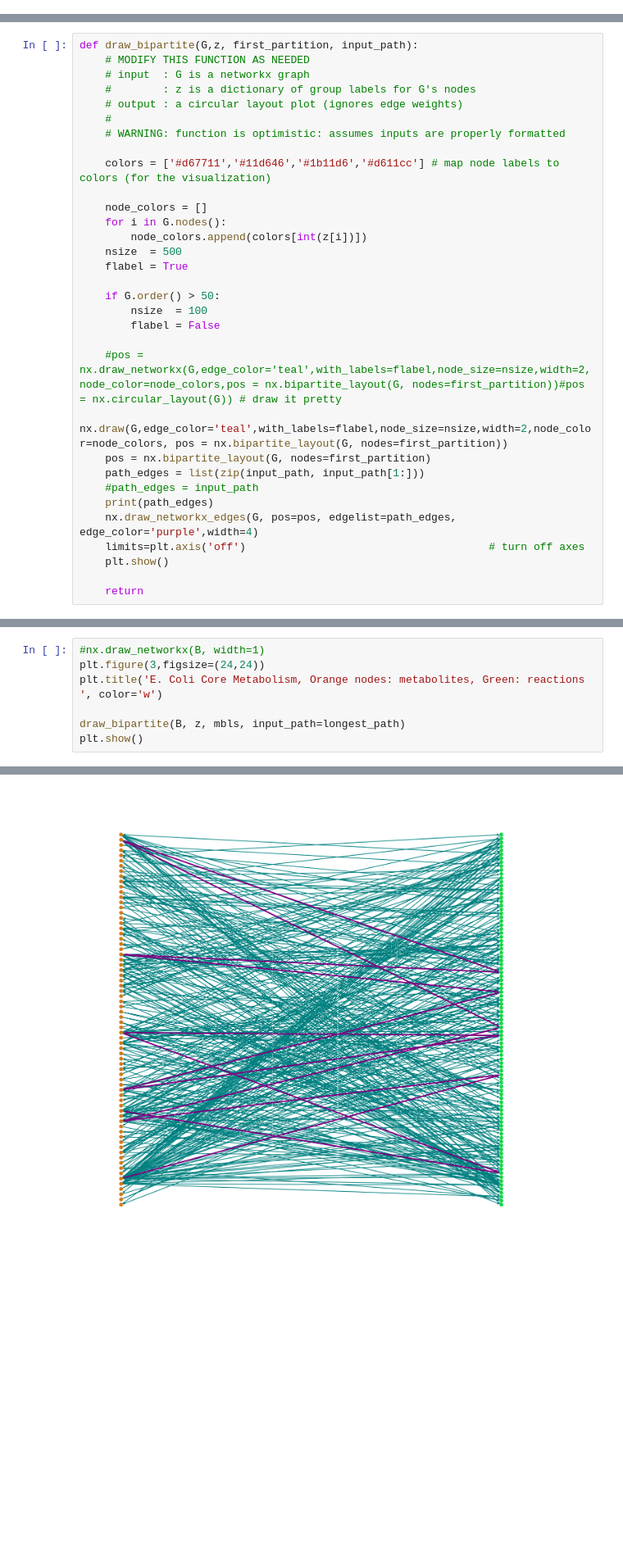
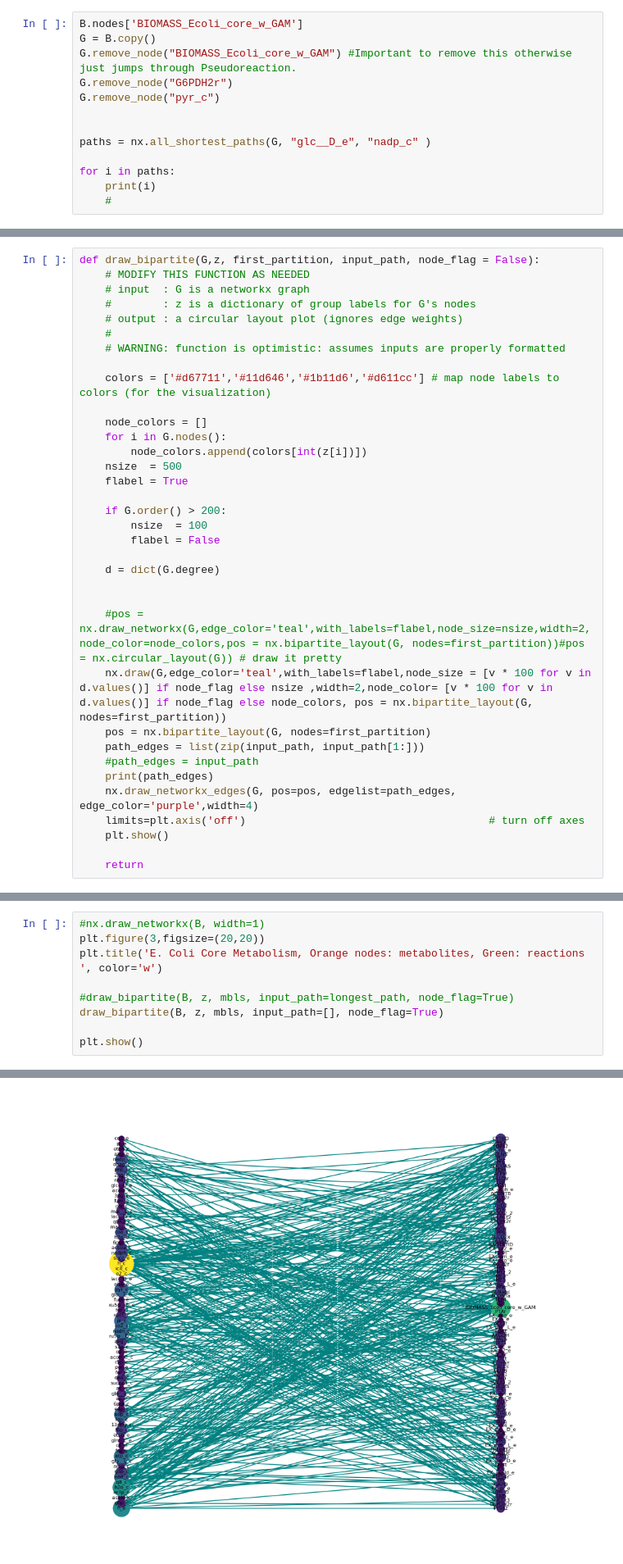
Before and after one commit to the-rich-piana/CSCI_Networks, a Jupyter notebook: Final_Project/networks_metabolism.ipynb, the cells around one changed output, grey strips where cells are left out. Shown at 82% size. Cells and saved outputs as stored; diff of their text form; blank space fills up the shorter version.

Commit message:
add graphs

```diff
--- a/Final_Project/networks_metabolism.ipynb
+++ b/Final_Project/networks_metabolism.ipynb
@@ -151,0 +154,13 @@ print(longest_path)
+# %%
+B.nodes['BIOMASS_Ecoli_core_w_GAM']
+G = B.copy()
+G.remove_node("BIOMASS_Ecoli_core_w_GAM") #Important to remove this otherwise just jumps through Pseudoreaction.
+G.remove_node("G6PDH2r")
+G.remove_node("pyr_c")
+
+
+paths = nx.all_shortest_paths(G, "glc__D_e", "nadp_c" )
+
+for i in paths:
+    print(i)
+    #
@@ -152,5 +169,5 @@ print(longest_path)
 # %%
-def draw_bipartite(G,z, first_partition, input_path):
+def draw_bipartite(G,z, first_partition, input_path, node_flag = False):
     # MODIFY THIS FUNCTION AS NEEDED
     # input  : G is a networkx graph
     #        : z is a dictionary of group labels for G's nodes
@@ -166,12 +183,15 @@ def draw_bipartite(G,z, first_partition, input_path):
     nsize  = 500
     flabel = True
 
-    if G.order() > 50:
+    if G.order() > 200:
         nsize  = 100
         flabel = False
 
+    d = dict(G.degree)
+
+
     #pos = nx.draw_networkx(G,edge_color='teal',with_labels=flabel,node_size=nsize,width=2,node_color=node_colors,pos = nx.bipartite_layout(G, nodes=first_partition))#pos = nx.circular_layout(G)) # draw it pretty
-    nx.draw(G,edge_color='teal',with_labels=flabel,node_size=nsize,width=2,node_color=node_colors, pos = nx.bipartite_layout(G, nodes=first_partition))
+    nx.draw(G,edge_color='teal',with_labels=flabel,node_size = [v * 100 for v in d.values()] if node_flag else nsize ,width=2,node_color= [v * 100 for v in d.values()] if node_flag else node_colors, pos = nx.bipartite_layout(G, nodes=first_partition))
     pos = nx.bipartite_layout(G, nodes=first_partition)
     path_edges = list(zip(input_path, input_path[1:]))
     #path_edges = input_path
@@ -212,9 +211,11 @@ for met in mbls:
 #display(z)
 # %%
 #nx.draw_networkx(B, width=1)
-plt.figure(3,figsize=(24,24))
+plt.figure(3,figsize=(20,20))
 plt.title('E. Coli Core Metabolism, Orange nodes: metabolites, Green: reactions ', color='w')
 
-draw_bipartite(B, z, mbls, input_path=longest_path)
+#draw_bipartite(B, z, mbls, input_path=longest_path, node_flag=True)
+draw_bipartite(B, z, mbls, input_path=[], node_flag=True)
+
 plt.show()
 # %% [output]
@@ -222 +223 @@ plt.show()
-[figure, old version]
+[figure, new version]
```
Also changed, not shown: parts of 10 cells of this notebook.
